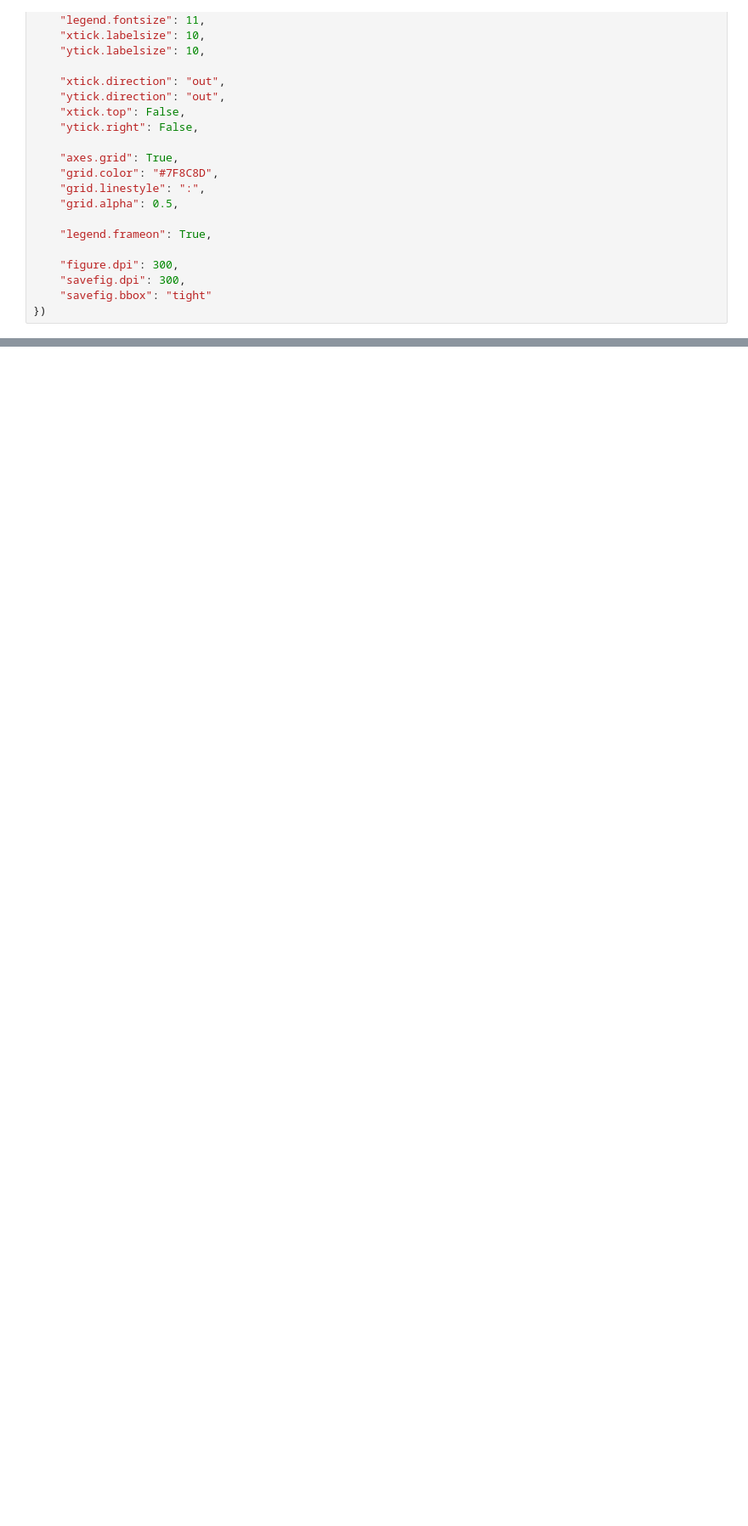
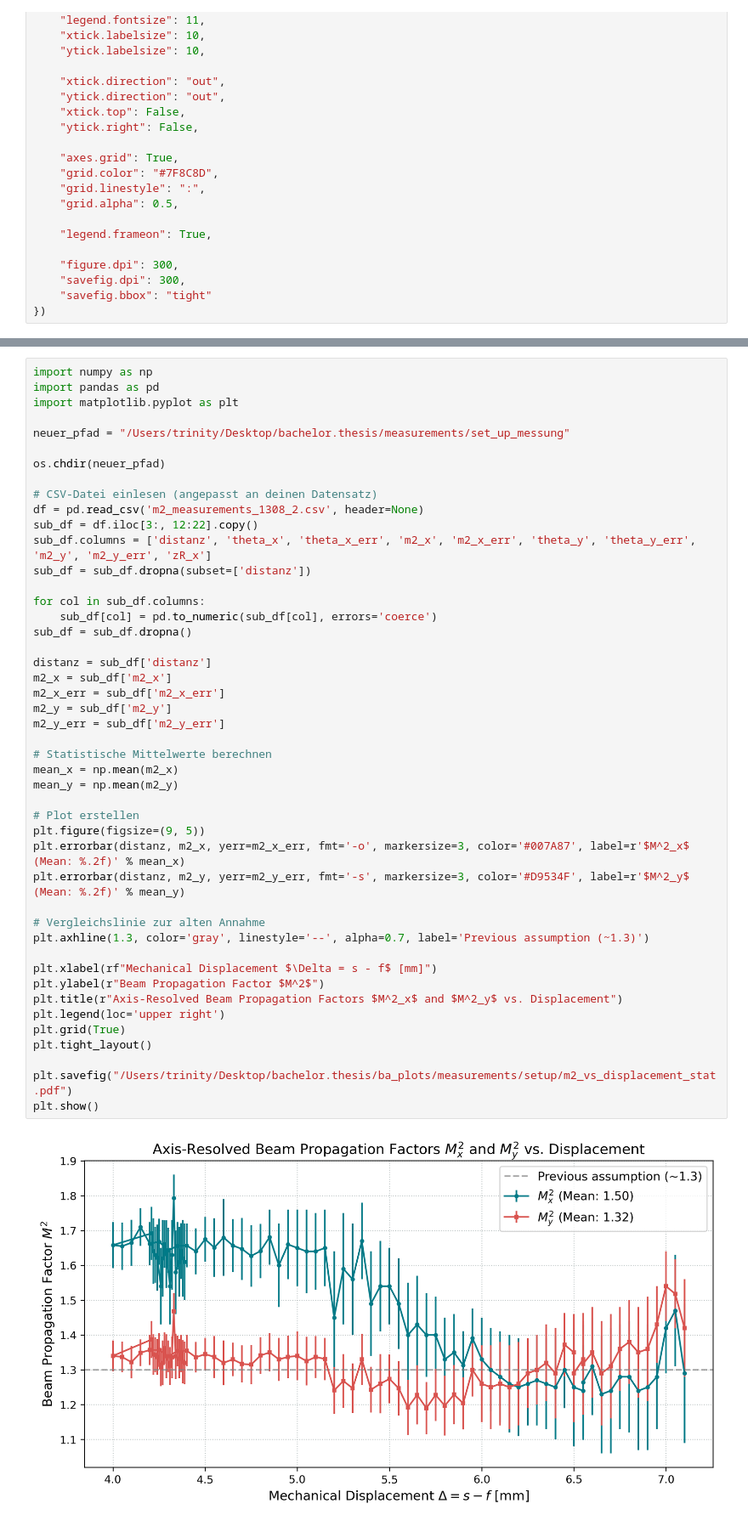
Before and after one commit to CodeTurtleT/lasercom-divergence-control, a Jupyter notebook: testbed_m2_measurements.ipynb, the cells around one changed output, grey strips where cells are left out. Shown at 85% size. Cells and saved outputs as stored; diff of their text form; blank space fills up the shorter version.

```diff
--- a/testbed_m2_measurements.ipynb
+++ b/testbed_m2_measurements.ipynb
@@ -139,3 +151,51 @@ plt.show()
+# %%
+import numpy as np
+import pandas as pd
+import matplotlib.pyplot as plt
+
+neuer_pfad = "/Users/trinity/Desktop/bachelor.thesis/measurements/set_up_messung"
+
+os.chdir(neuer_pfad)
+
+# CSV-Datei einlesen (angepasst an deinen Datensatz)
+df = pd.read_csv('m2_measurements_1308_2.csv', header=None)
+sub_df = df.iloc[3:, 12:22].copy()
+sub_df.columns = ['distanz', 'theta_x', 'theta_x_err', 'm2_x', 'm2_x_err', 'theta_y', 'theta_y_err', 'm2_y', 'm2_y_err', 'zR_x']
+sub_df = sub_df.dropna(subset=['distanz'])
+
+for col in sub_df.columns:
+    sub_df[col] = pd.to_numeric(sub_df[col], errors='coerce')
+sub_df = sub_df.dropna()
+
+distanz = sub_df['distanz']
+m2_x = sub_df['m2_x']
+m2_x_err = sub_df['m2_x_err']
+m2_y = sub_df['m2_y']
+m2_y_err = sub_df['m2_y_err']
+
+# Statistische Mittelwerte berechnen
+mean_x = np.mean(m2_x)
+mean_y = np.mean(m2_y)
+
+# Plot erstellen
+plt.figure(figsize=(9, 5))
+plt.errorbar(distanz, m2_x, yerr=m2_x_err, fmt='-o', markersize=3, color='#007A87', label=r'$M^2_x$ (Mean: %.2f)' % mean_x)
+plt.errorbar(distanz, m2_y, yerr=m2_y_err, fmt='-s', markersize=3, color='#D9534F', label=r'$M^2_y$ (Mean: %.2f)' % mean_y)
+
+# Vergleichslinie zur alten Annahme
+plt.axhline(1.3, color='gray', linestyle='--', alpha=0.7, label='Previous assumption (~1.3)')
+
+plt.xlabel(rf"Mechanical Displacement $\Delta = s - f$ [mm]")
+plt.ylabel(r"Beam Propagation Factor $M^2$")
+plt.title(r"Axis-Resolved Beam Propagation Factors $M^2_x$ and $M^2_y$ vs. Displacement")
+plt.legend(loc='upper right')
+plt.grid(True)
+plt.tight_layout()
+
+plt.savefig("/Users/trinity/Desktop/bachelor.thesis/ba_plots/measurements/setup/m2_vs_displacement_stat.pdf")
+plt.show()
+# %% [output]
+[figure, added]
 # %%
 #m2 plot
 '''data = np.genfromtxt(
```
Also changed, not shown: parts of 4 cells of this notebook, 4 other files.
